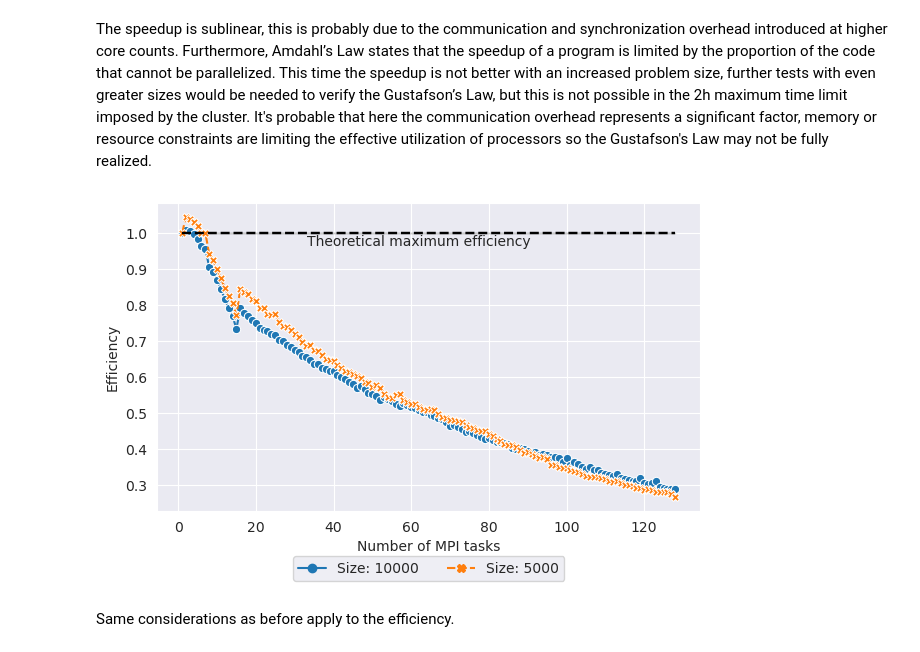
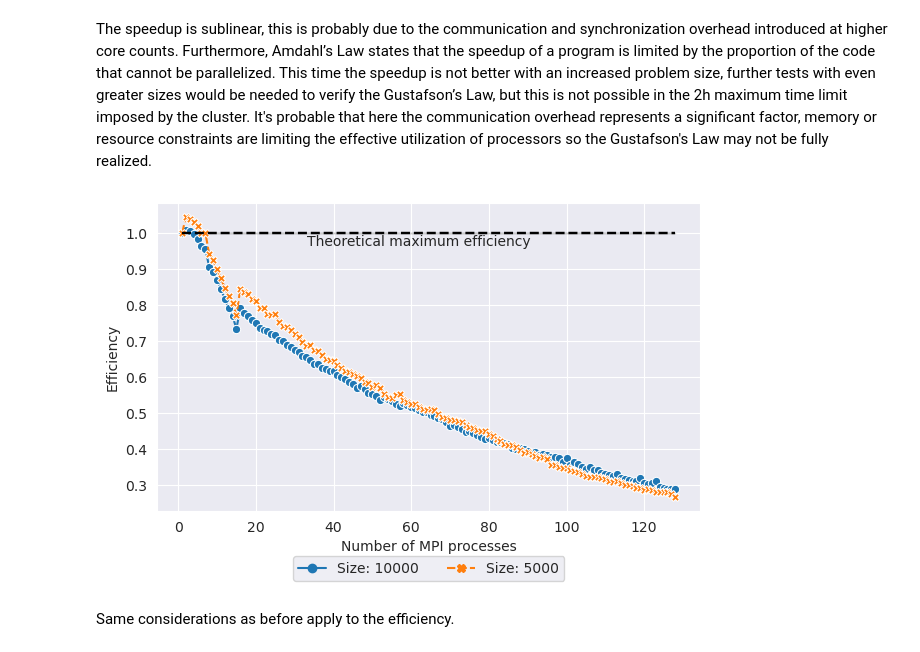
Before and after one commit to davidecapone/FHPC-Assignment, a Jupyter notebook: assignment_1/plots.ipynb, the cells around one changed output. Cells and saved outputs as stored; diff of their text form; code cells hidden in the pictures.

```diff
--- a/assignment_1/plots.ipynb
+++ b/assignment_1/plots.ipynb
@@ -490,34 +490,34 @@ plt.figure(figsize=(7, 4))
 
 sns.set_style('darkgrid')
 
 sns.lineplot(
     x='cores',
     y='efficiency',
     data=MPI_static,
     hue='test',
     markers=True,
     markersize=6,
     style='test',
 )
 
 ## Theoretical maximum efficiency
 sns.lineplot(
     x='cores',
     y=1,
     data=MPI_static,
     color='black',
     linestyle='--',
     linewidth=1.75
 )
 plt.text(x=62, y=0.975, s='Theoretical maximum efficiency', va='center', ha='center')
 
 ## Legend relocation
 plt.legend(bbox_to_anchor=(0.5, -0.25), loc='lower center', ncol=2, title='')
 plt.ylabel('Efficiency')
-plt.xlabel('Number of MPI tasks')
+plt.xlabel('Number of MPI processes')
 plt.savefig('assets/MPI_static_efficiency.png', dpi=250, bbox_inches='tight')
 plt.show()
 # %% [output]
-[figure, old version]
+[figure, new version]
 # %% [markdown]
 Same considerations as before apply to the efficiency.
```
Also changed, not shown: parts of 4 cells of this notebook, 4 other files.
